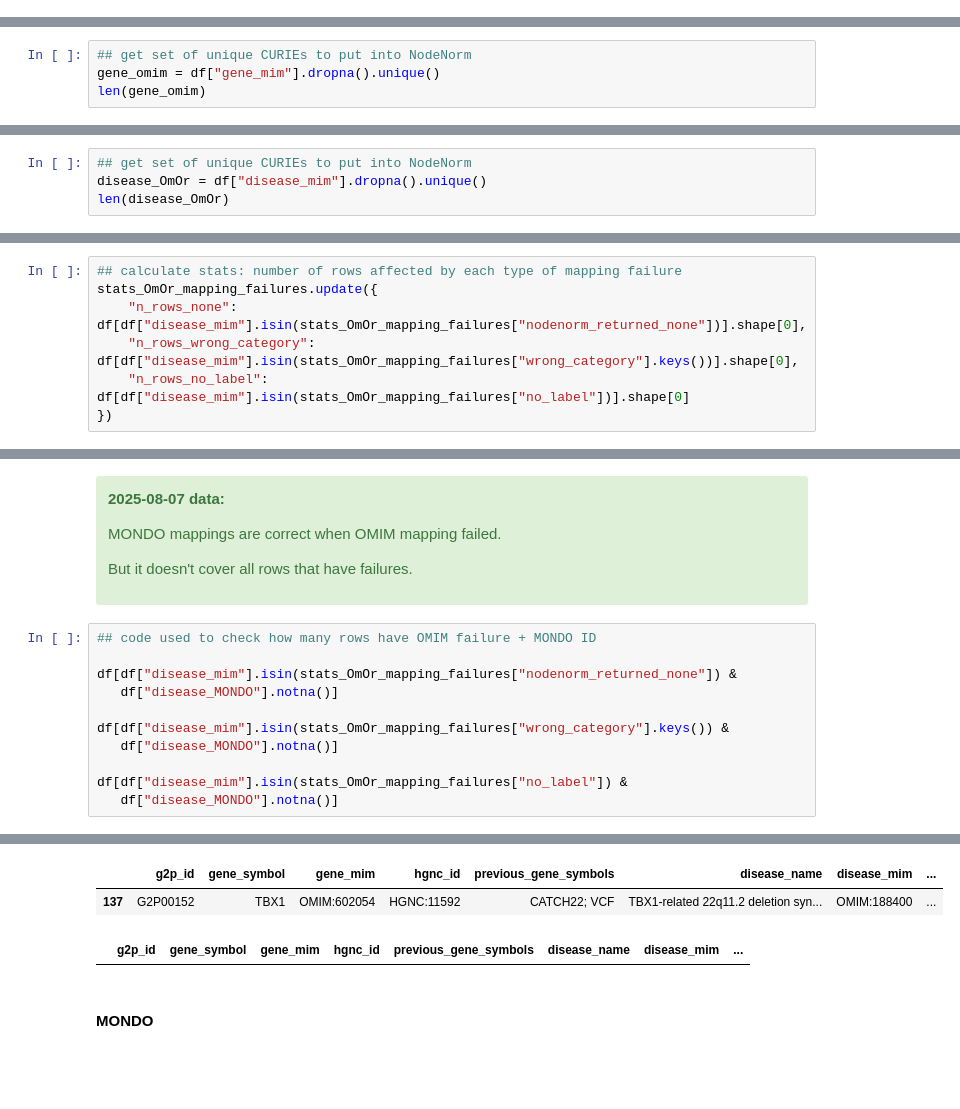
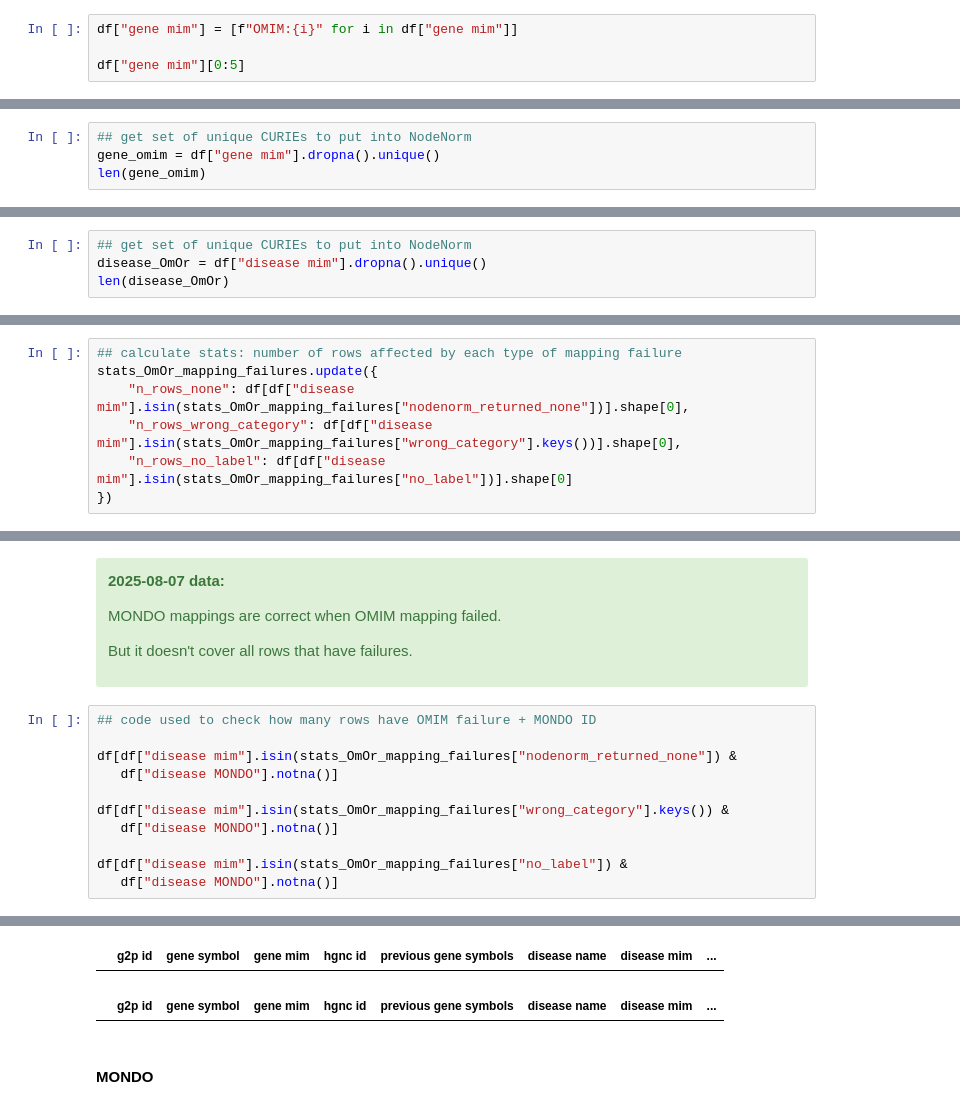
Before and after one commit to NCATSTranslator/translator-ingests, a Jupyter notebook: src/translator_ingest/ingests/gene2phenotype/parser-writing.ipynb, the cells around one changed output, grey strips where cells are left out. Saved outputs shown, nothing was run; the diff lists cells and outputs as text; blank space fills up the shorter version.

```diff
--- a/src/translator_ingest/ingests/gene2phenotype/parser-writing.ipynb
+++ b/src/translator_ingest/ingests/gene2phenotype/parser-writing.ipynb
@@ -723,3 +656,7 @@ __Running Gene OMIM IDs through NodeNorm__
 Catching potential mapping failures for later stats report.
 
 Pasted, adjusted from HGNC code blocks above.
+# %%
+df["gene mim"] = [f"OMIM:{i}" for i in df["gene mim"]]
+
+df["gene mim"][0:5]
@@ -726,5 +670,5 @@ Pasted, adjusted from HGNC code blocks above.
 # %%
 ## get set of unique CURIEs to put into NodeNorm
-gene_omim = df["gene_mim"].dropna().unique()
+gene_omim = df["gene mim"].dropna().unique()
 len(gene_omim)
 # %% [output]
@@ -909,6 +839,6 @@ Catching mapping failures for later stats report
 Pasted, adjusted from HGNC code blocks above.
 # %%
 ## get set of unique CURIEs to put into NodeNorm
-disease_OmOr = df["disease_mim"].dropna().unique()
+disease_OmOr = df["disease mim"].dropna().unique()
 len(disease_OmOr)
 # %% [output]
@@ -968,9 +898,9 @@ for batch in batched(disease_OmOr, 1000):
 # %%
 ## calculate stats: number of rows affected by each type of mapping failure
 stats_OmOr_mapping_failures.update({
-    "n_rows_none": df[df["disease_mim"].isin(stats_OmOr_mapping_failures["nodenorm_returned_none"])].shape[0],
-    "n_rows_wrong_category": df[df["disease_mim"].isin(stats_OmOr_mapping_failures["wrong_category"].keys())].shape[0],
-    "n_rows_no_label": df[df["disease_mim"].isin(stats_OmOr_mapping_failures["no_label"])].shape[0]
+    "n_rows_none": df[df["disease mim"].isin(stats_OmOr_mapping_failures["nodenorm_returned_none"])].shape[0],
+    "n_rows_wrong_category": df[df["disease mim"].isin(stats_OmOr_mapping_failures["wrong_category"].keys())].shape[0],
+    "n_rows_no_label": df[df["disease mim"].isin(stats_OmOr_mapping_failures["no_label"])].shape[0]
 })
 # %%
 len(OmOr_nodenorm_mapping)
@@ -1044,12 +960,12 @@ But it doesn't cover all rows that have failures.
 # %%
 ## code used to check how many rows have OMIM failure + MONDO ID
 
-df[df["disease_mim"].isin(stats_OmOr_mapping_failures["nodenorm_returned_none"]) &
-   df["disease_MONDO"].notna()]
+df[df["disease mim"].isin(stats_OmOr_mapping_failures["nodenorm_returned_none"]) &
+   df["disease MONDO"].notna()]
 
-df[df["disease_mim"].isin(stats_OmOr_mapping_failures["wrong_category"].keys()) &
-   df["disease_MONDO"].notna()]
+df[df["disease mim"].isin(stats_OmOr_mapping_failures["wrong_category"].keys()) &
+   df["disease MONDO"].notna()]
 
-df[df["disease_mim"].isin(stats_OmOr_mapping_failures["no_label"]) &
-   df["disease_MONDO"].notna()]
+df[df["disease mim"].isin(stats_OmOr_mapping_failures["no_label"]) &
+   df["disease MONDO"].notna()]
 # %% [output]
@@ -1060,6 +976,5 @@ df[df["disease_mim"].isin(stats_OmOr_mapping_failures["no_label"]) &
-|  | g2p_id | gene_symbol | gene_mim | hgnc_id | previous_gene_symbols | disease_name | disease_mim | ... |
-| 137 | G2P00152 | TBX1 | OMIM:602054 | HGNC:11592 | CATCH22; VCF | TBX1-related 22q11.2 deletion syn... | OMIM:188400 | ... |
+|  | g2p id | gene symbol | gene mim | hgnc id | previous gene symbols | disease name | disease mim | ... |
-|  | g2p_id | gene_symbol | gene_mim | hgnc_id | previous_gene_symbols | disease_name | disease_mim | ... |
+|  | g2p id | gene symbol | gene mim | hgnc id | previous gene symbols | disease name | disease mim | ... |
 # %% [markdown]
 #### MONDO
 # %% [markdown]
```
Also changed, not shown: parts of 155 cells of this notebook, 1 other file.
